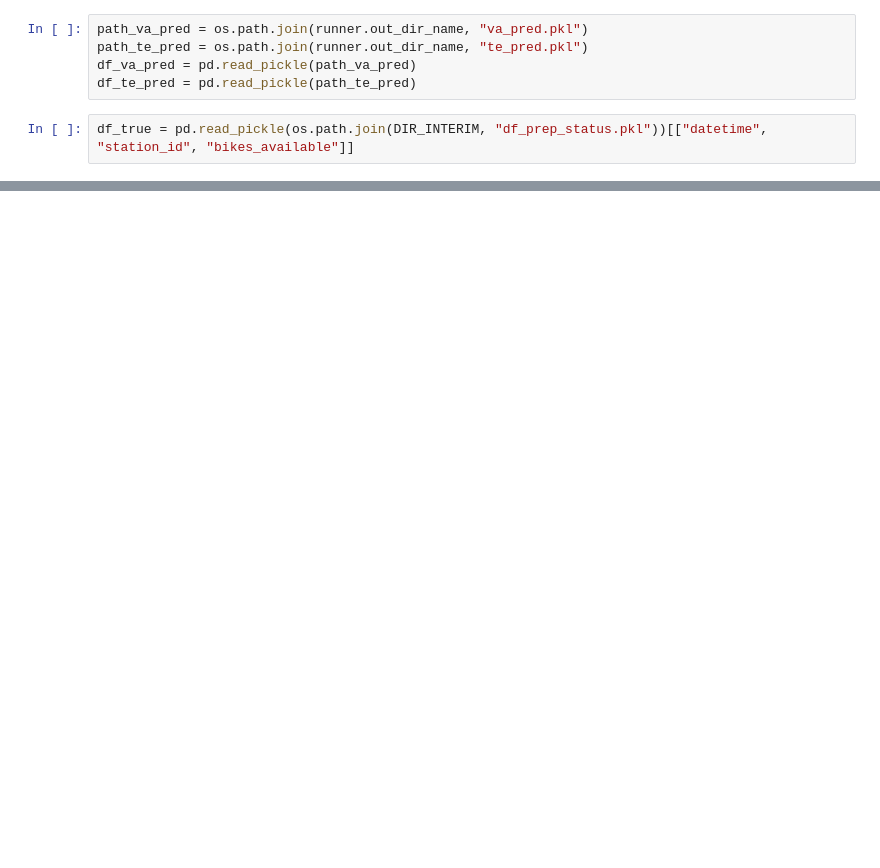
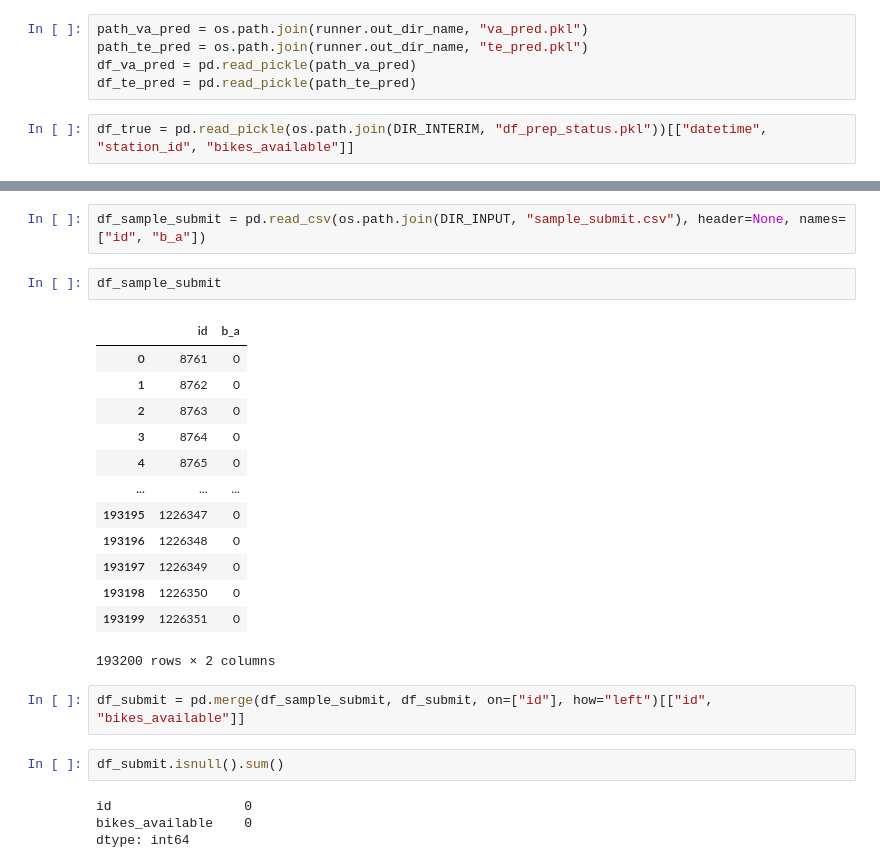
Before and after one commit to snoopy0420/atma_udemy, a Jupyter notebook: notebooks/baseline.ipynb, the cells around one changed output, grey strips where cells are left out. Drawn from its saved outputs; the diff is of its cells as text; blank space fills up the shorter version.

```diff
--- a/notebooks/baseline.ipynb
+++ b/notebooks/baseline.ipynb
@@ -1522,0 +667,26 @@ train_dataset_df[train_dataset_df["station_id"]==0]
+# %%
+df_sample_submit = pd.read_csv(os.path.join(DIR_INPUT, "sample_submit.csv"), header=None, names=["id", "b_a"])
+# %%
+df_sample_submit
+# %% [output]
+|  | id | b_a |
+| 0 | 8761 | 0 |
+| 1 | 8762 | 0 |
+| 2 | 8763 | 0 |
+| 3 | 8764 | 0 |
+| 4 | 8765 | 0 |
+| ... | ... | ... |
+| 193195 | 1226347 | 0 |
+| 193196 | 1226348 | 0 |
+| 193197 | 1226349 | 0 |
+| 193198 | 1226350 | 0 |
+| 193199 | 1226351 | 0 |
+193200 rows × 2 columns
+# %%
+df_submit = pd.merge(df_sample_submit, df_submit, on=["id"], how="left")[["id", "bikes_available"]]
+# %%
+df_submit.isnull().sum()
+# %% [output]
+id                 0
+bikes_available    0
+dtype: int64
```
Also changed, not shown: parts of 69 cells of this notebook, 4 other files.
